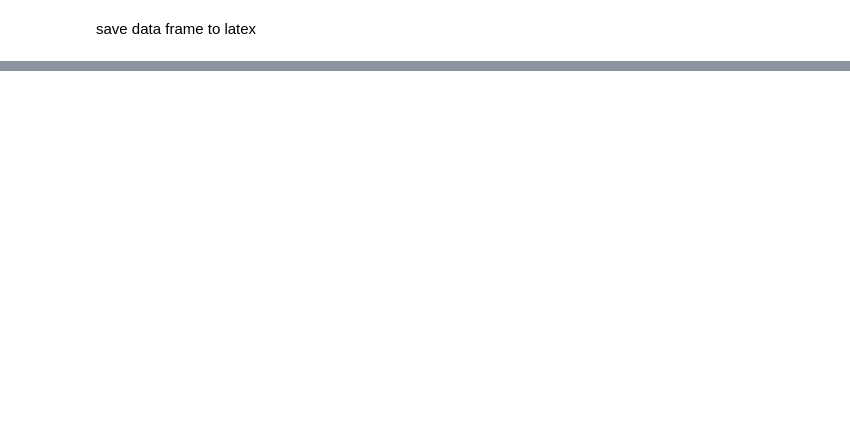
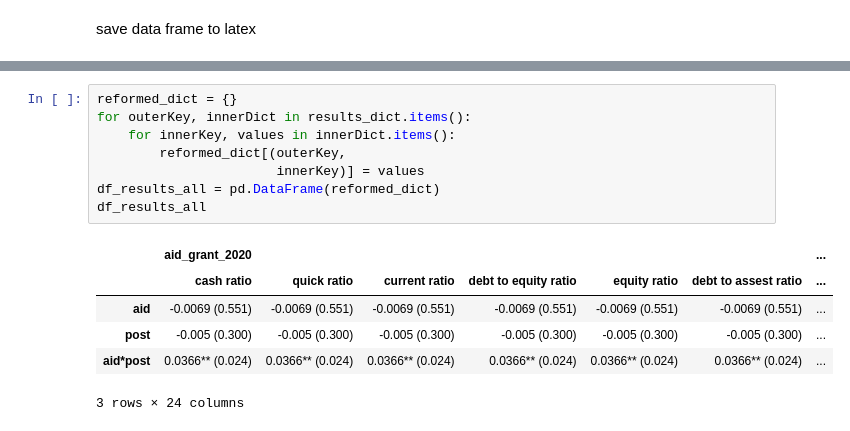
Before and after one commit to m-schildt/AAA, a Jupyter notebook: 5_diff&diff.ipynb, the cells around one changed output, grey strips where cells are left out. Drawn from its saved outputs; the diff is of its cells as text; blank space fills up the shorter version.

```diff
--- a/5_diff&diff.ipynb
+++ b/5_diff&diff.ipynb
@@ -125,0 +239,15 @@ with open('/Users/marco/Library/CloudStorage/OneDrive-HertieSchool/Thesis/GitHub
+# %%
+reformed_dict = {}
+for outerKey, innerDict in results_dict.items():
+    for innerKey, values in innerDict.items():
+        reformed_dict[(outerKey,
+                       innerKey)] = values
+df_results_all = pd.DataFrame(reformed_dict)
+df_results_all
+# %% [output]
+|  | aid_grant_2020 |  |  |  |  |  | ... |
+|  | cash ratio | quick ratio | current ratio | debt to equity ratio | equity ratio | debt to assest ratio | ... |
+| aid | -0.0069 (0.551) | -0.0069 (0.551) | -0.0069 (0.551) | -0.0069 (0.551) | -0.0069 (0.551) | -0.0069 (0.551) | ... |
+| post | -0.005 (0.300) | -0.005 (0.300) | -0.005 (0.300) | -0.005 (0.300) | -0.005 (0.300) | -0.005 (0.300) | ... |
+| aid*post | 0.0366** (0.024) | 0.0366** (0.024) | 0.0366** (0.024) | 0.0366** (0.024) | 0.0366** (0.024) | 0.0366** (0.024) | ... |
+3 rows × 24 columns
```
Also changed, not shown: parts of 6 cells of this notebook, 16 other files.
